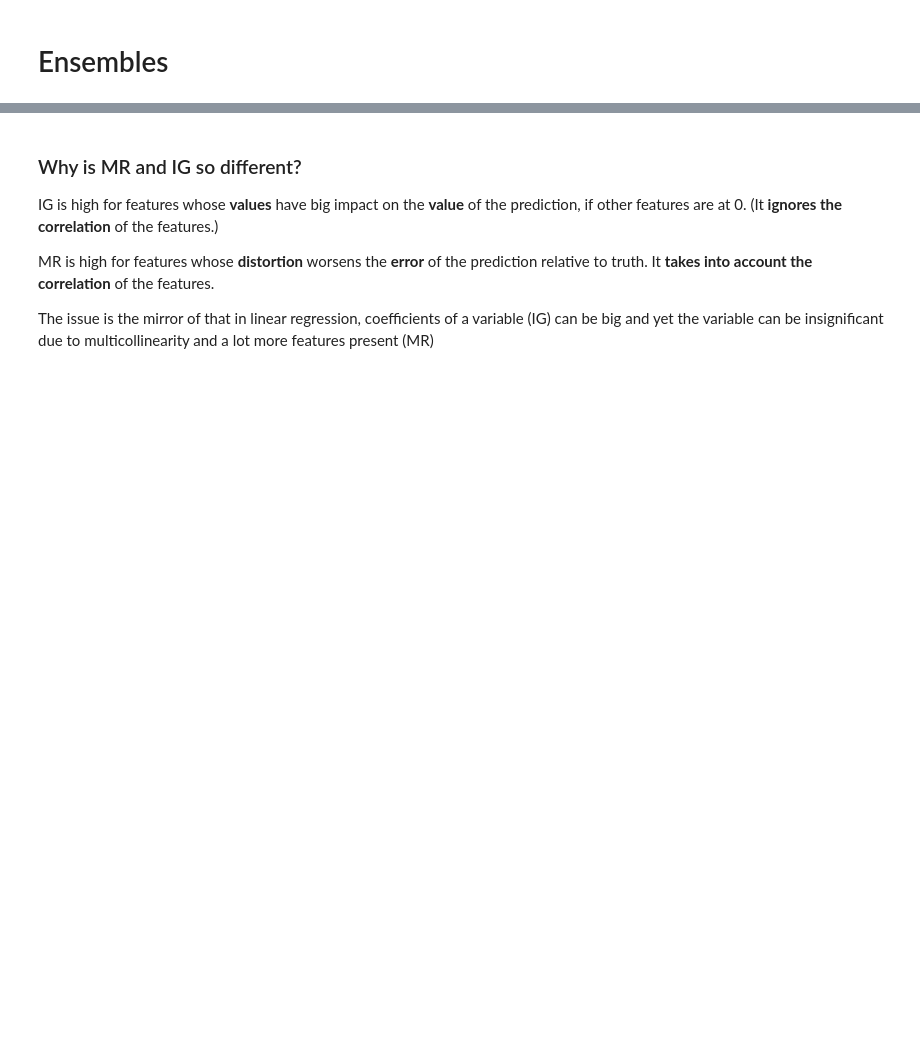
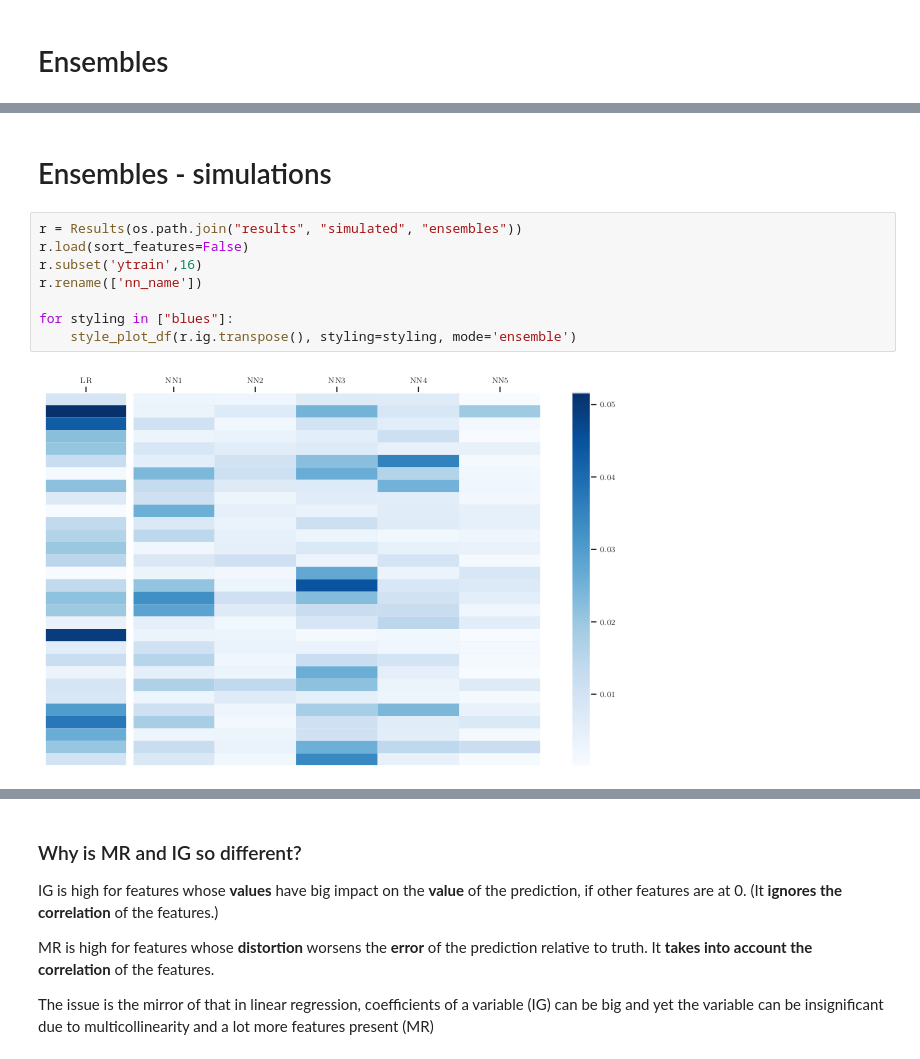
Before and after one commit to karolinachalupova/DiplomaThesis, a Jupyter notebook: results_plots.ipynb, the cells around one changed output, grey strips where cells are left out. Cells and saved outputs as stored; diff of their text form; blank space fills up the shorter version.

```diff
--- a/results_plots.ipynb
+++ b/results_plots.ipynb
@@ -246,0 +69,12 @@ fe_heatmap(mr)
+# %% [markdown]
+# Ensembles - simulations
+# %%
+r = Results(os.path.join("results", "simulated", "ensembles"))
+r.load(sort_features=False)
+r.subset('ytrain',16)
+r.rename(['nn_name'])
+
+for styling in ["blues"]:
+    style_plot_df(r.ig.transpose(), styling=styling, mode='ensemble')
+# %% [output]
+[figure, added]
```
Also changed, not shown: parts of 62 cells of this notebook.
